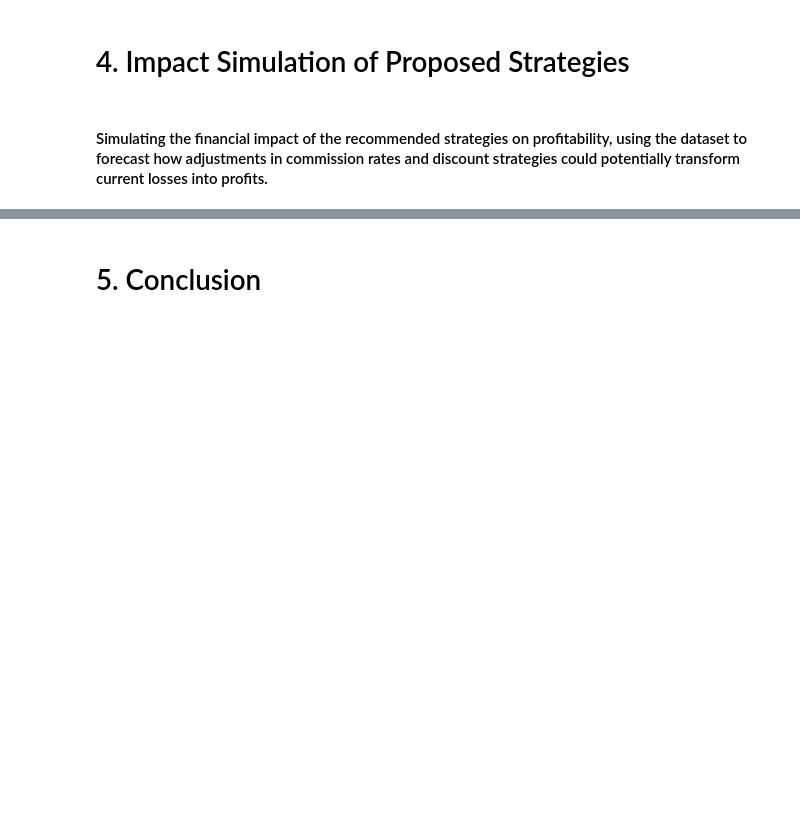
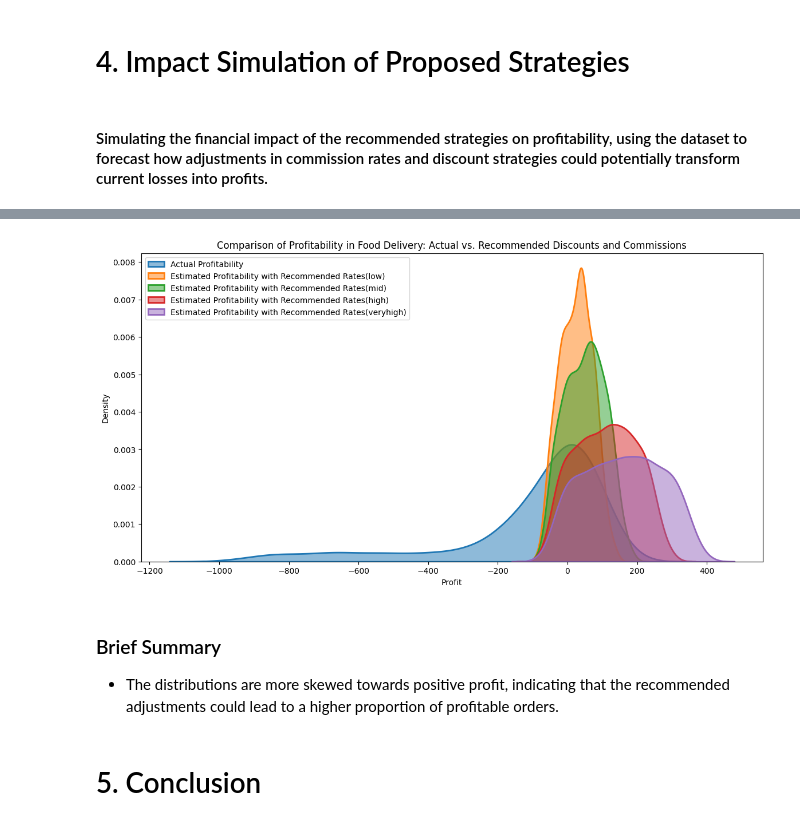
Before and after one commit to jeongseoho/food_delivery, a Jupyter notebook: food_delivery.ipynb, the cells around one changed output, grey strips where cells are left out. Drawn from its saved outputs; the diff is of its cells as text; code cells hidden in the pictures; blank space fills up the shorter version.

```diff
--- a/food_delivery.ipynb
+++ b/food_delivery.ipynb
@@ -403,2 +486,25 @@ plt.show()
+# %%
+plt.figure(figsize=(14, 7))
+
+# actual profitability
+sns.kdeplot(food['Profit'], label='Actual Profitability', fill=True, alpha=0.5, linewidth=2)
+
+# simulated profitability
+sns.kdeplot(food['Simulated Profit low'], label='Estimated Profitability with Recommended Rates(low)', fill=True, alpha=0.5, linewidth=2)
+sns.kdeplot(food['Simulated Profit mid'], label='Estimated Profitability with Recommended Rates(mid)', fill=True, alpha=0.5, linewidth=2)
+sns.kdeplot(food['Simulated Profit high'], label='Estimated Profitability with Recommended Rates(high)', fill=True, alpha=0.5, linewidth=2)
+sns.kdeplot(food['Simulated Profit veryhigh'], label='Estimated Profitability with Recommended Rates(veryhigh)', fill=True, alpha=0.5, linewidth=2)
+
+
+plt.title('Comparison of Profitability in Food Delivery: Actual vs. Recommended Discounts and Commissions')
+plt.xlabel('Profit')
+plt.ylabel('Density')
+plt.legend(loc='upper left')
+plt.show()
+# %% [output]
+[figure, added]
+# %% [markdown]
+### Brief Summary
+* The distributions are more skewed towards positive profit, indicating that the recommended adjustments could lead to a higher proportion of profitable orders.
 # %% [markdown]
 # 5. Conclusion
```
Also changed, not shown: parts of 5 cells of this notebook.
